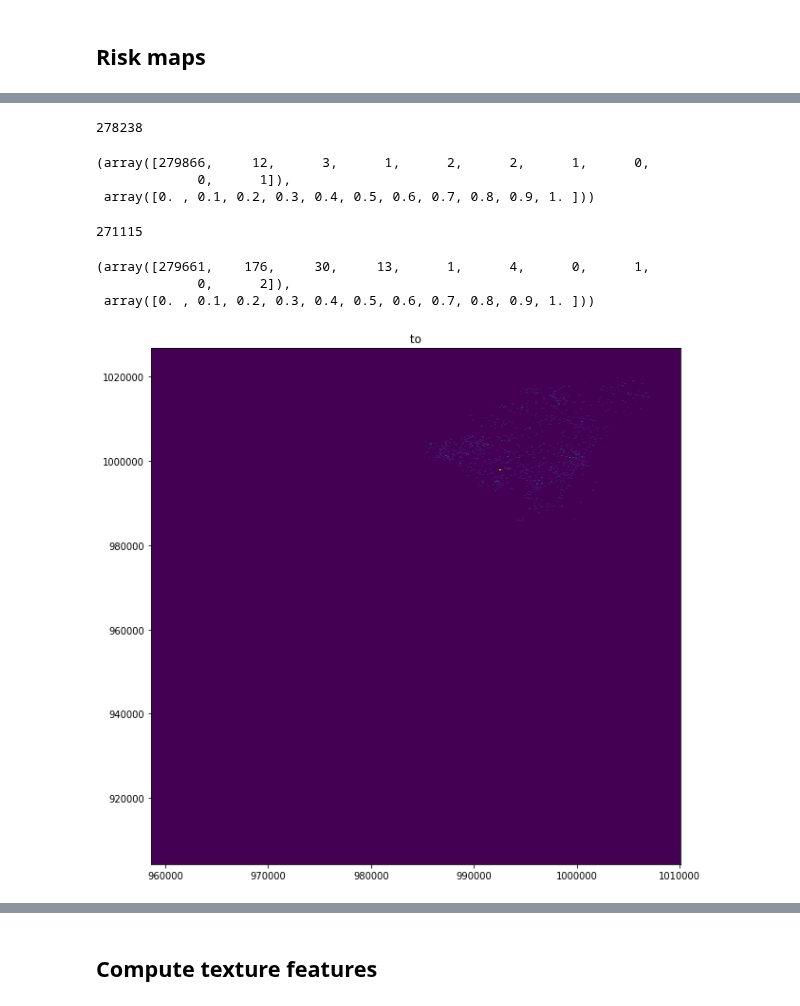
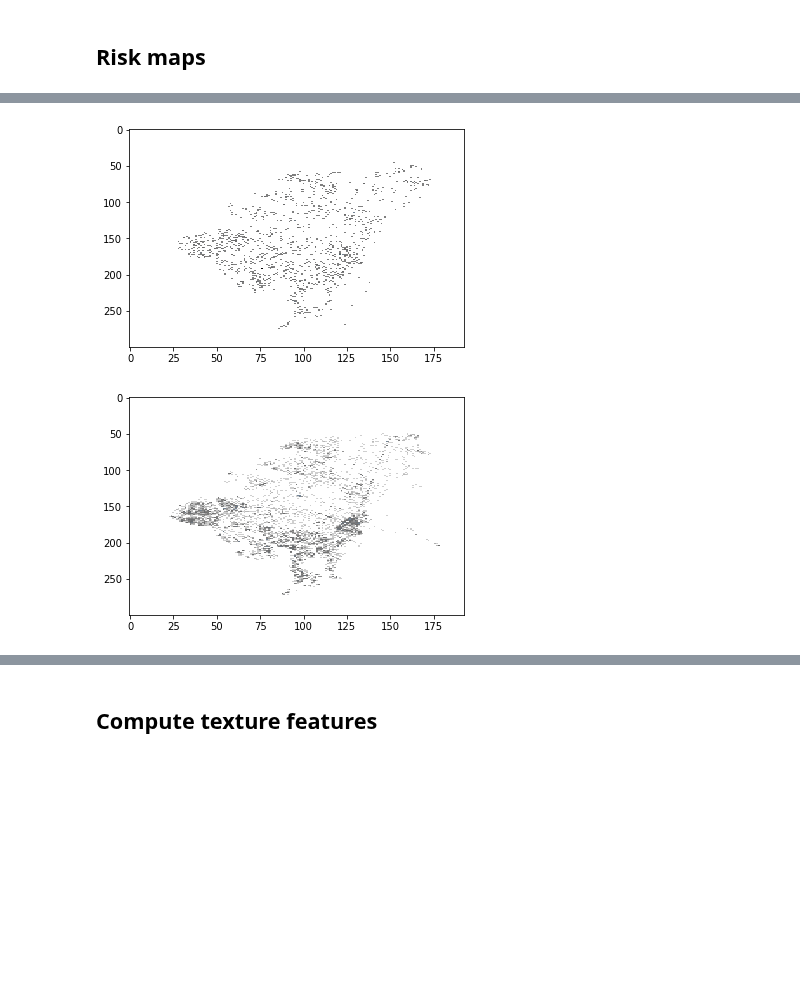
Before and after one commit to jrudascas/security_project, a Jupyter notebook: aggressive_behavior_model/SEPPexp/experiment_15_1_GLCMtextures_SEPPexp_city_multimodal.ipynb, the cells around one changed output, grey strips where cells are left out. Saved outputs shown, nothing was run; the diff lists cells and outputs as text; code cells hidden in the pictures; blank space fills up the shorter version.

Commit message:
include risk map figures

```diff
--- a/aggressive_behavior_model/SEPPexp/experiment_15_1_GLCMtextures_SEPPexp_city_multimodal.ipynb
+++ b/aggressive_behavior_model/SEPPexp/experiment_15_1_GLCMtextures_SEPPexp_city_multimodal.ipynb
@@ -188,24 +178,42 @@ np.histogram(result['prediction_siedco'].values[0]._matrix)
-# %%
-np.count_nonzero(result['prediction_siedco'].values[0]._matrix==0)
-# %% [output]
-278238
-# %%
-np.histogram(result['prediction_nuse'].values[0]._matrix)
-# %% [output]
-(array([279866,     12,      3,      1,      2,      2,      1,      0,
-             0,      1]),
- array([0. , 0.1, 0.2, 0.3, 0.4, 0.5, 0.6, 0.7, 0.8, 0.9, 1. ]))
-# %%
-np.count_nonzero(result['prediction_nuse'].values[0]._matrix==0)
-# %% [output]
-271115
-# %%
-np.histogram(result['prediction_rnmc'].values[0]._matrix)
-# %% [output]
-(array([279661,    176,     30,     13,      1,      4,      0,      1,
-             0,      2]),
- array([0. , 0.1, 0.2, 0.3, 0.4, 0.5, 0.6, 0.7, 0.8, 0.9, 1. ]))
-# %%
-ProcessData.plot_grid_prediction(result['prediction_siedco'].values[0], '', {'initial':'','final':''})
-# %% [output]
-[figure, removed]
+# %%
+from matplotlib.colors import LinearSegmentedColormap
+
+a = result['prediction_siedco'].values[0]._matrix
+custom_cmap = LinearSegmentedColormap.from_list('custom blue',
+                                             [(0,    '#ffffff'),
+                                              (0.01, '#D3D3D3'),
+                                              (0.02, '#C0C0C0'),
+                                              (0.03, '#A9A9A9'),
+                                              (0.05, '#808080'),
+                                              (0.1, '#696969'),
+                                              (0.3, '#778899'),
+                                              (0.5, '#708090'),
+                                              (0.8, '#2F4F4F'),
+                                              (1,    '#000000')], N=256)
+b=a[::-1]
+plt.imshow(b[:300,150:], cmap=custom_cmap, aspect='auto')
+file_path = '/Users/anamaria/Desktop/multimodal prediction draft figures/'
+plt.savefig(file_path+'siedco_map.svg',dpi=300,bbox_inches = "tight")
+plt.show()
+# %% [output]
+[figure, added]
+# %%
+a = result['prediction_rnmc'].values[0]._matrix
+custom_cmap = LinearSegmentedColormap.from_list('custom blue',
+                                             [(0,    '#ffffff'),
+                                              (0.01, '#D3D3D3'),
+                                              (0.02, '#C0C0C0'),
+                                              (0.03, '#A9A9A9'),
+                                              (0.05, '#808080'),
+                                              (0.1, '#696969'),
+                                              (0.3, '#778899'),
+                                              (0.5, '#708090'),
+                                              (0.8, '#2F4F4F'),
+                                              (1,    '#000000')], N=256)
+b=a[::-1]
+plt.imshow(b[:300,150:], cmap=custom_cmap, aspect='auto')
+file_path = '/Users/anamaria/Desktop/multimodal prediction draft figures/'
+plt.savefig(file_path+'rnmc_map.svg',dpi=300,bbox_inches = "tight")
+plt.show()
+# %% [output]
+[figure, added]
```
Also changed, not shown: parts of 10 cells of this notebook.
